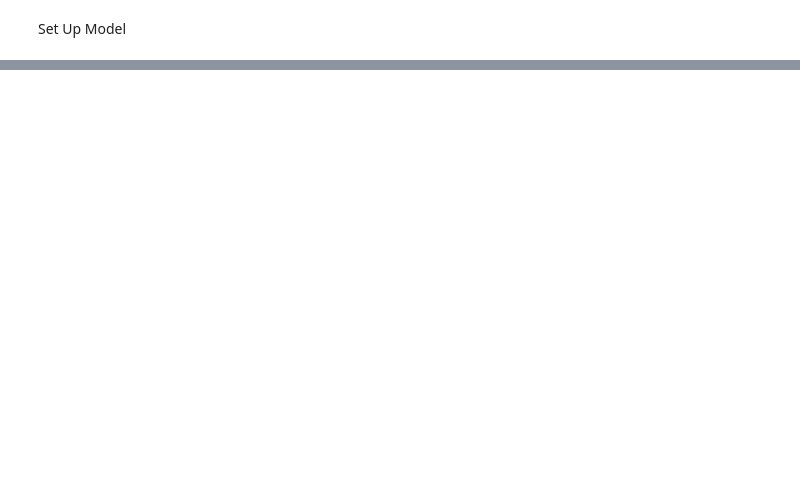
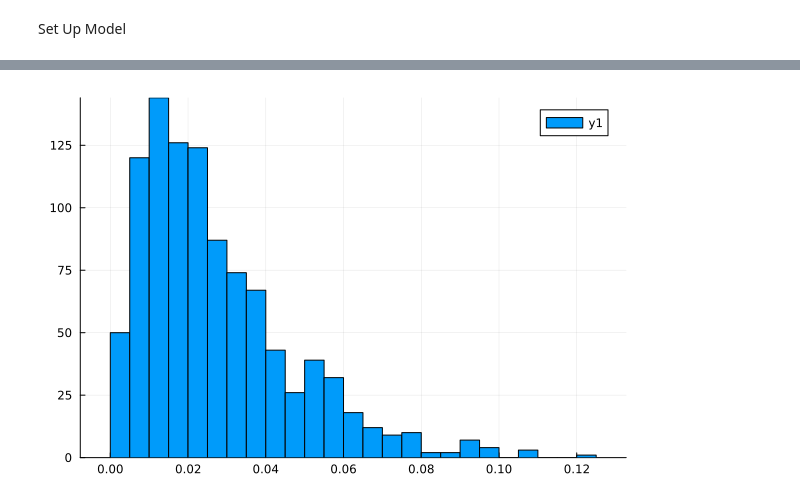
Before and after one commit to aniknia/ValveRejectionRates, a Jupyter notebook: Final Project.ipynb, the cells around one changed output, grey strips where cells are left out. Cells and saved outputs as stored; diff of their text form; code cells hidden in the pictures; blank space fills up the shorter version.

```diff
--- a/Final Project.ipynb
+++ b/Final Project.ipynb
@@ -106,0 +191,8 @@ histogram(postDF[:, 6])
+# %%
+for i in 1:nrow(postDF)
+    postDF[i,6] = logistic(postDF[i,6])
+end
+
+histogram(postDF[:,6])
+# %% [output]
+[figure, added]
```
Also changed, not shown: parts of 9 cells of this notebook.
